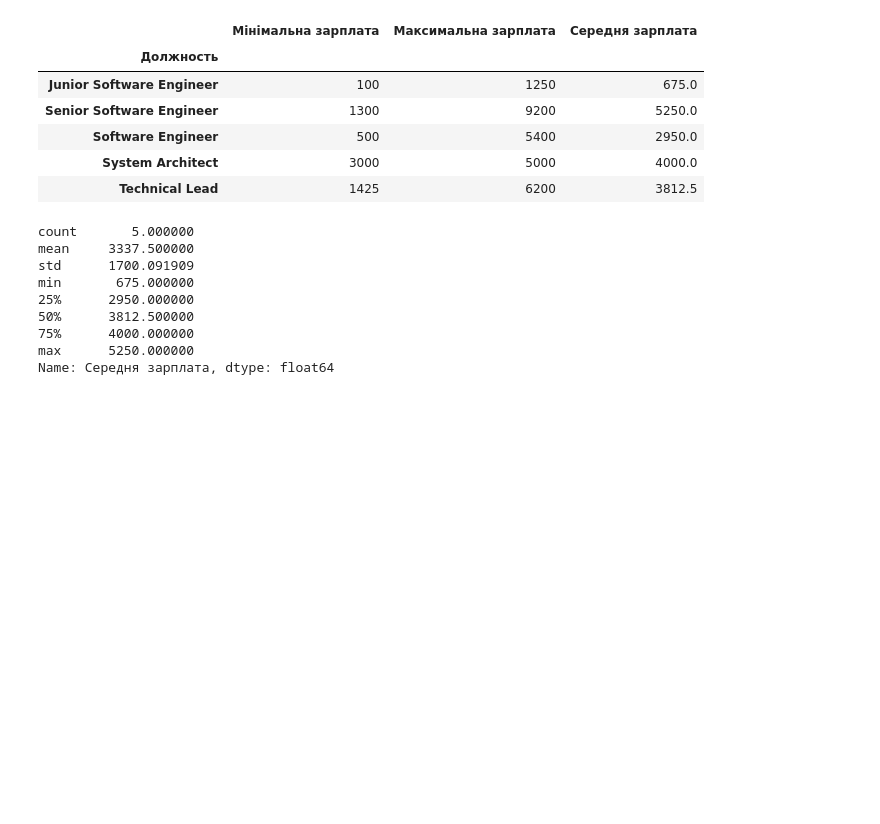
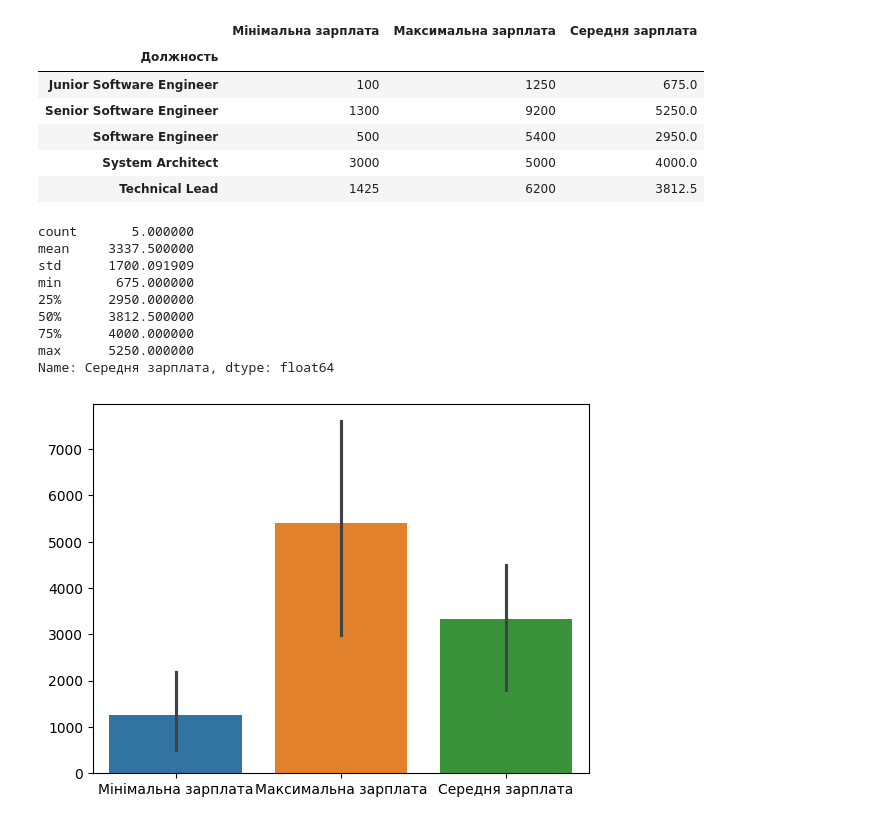
Before and after one commit to Vadim-3/Data-Science, a Jupyter notebook: hw-2/Hw2.2.ipynb, the cells around one changed output. Saved outputs shown, nothing was run; the diff lists cells and outputs as text; code cells hidden in the pictures; blank space fills up the shorter version.

```diff
--- a/hw-2/Hw2.2.ipynb
+++ b/hw-2/Hw2.2.ipynb
@@ -246,0 +248,8 @@ final_update_table.to_csv("2017_jun_final_clean_and_updated.csv")
+# %%
+import seaborn as sns
+df = pd.read_csv('final_statistics.csv')
+
+sns.barplot(data=df)
+plt.show()
+# %% [output]
+[figure, added]
```
Also changed, not shown: parts of 2 cells of this notebook, 2 other files.
